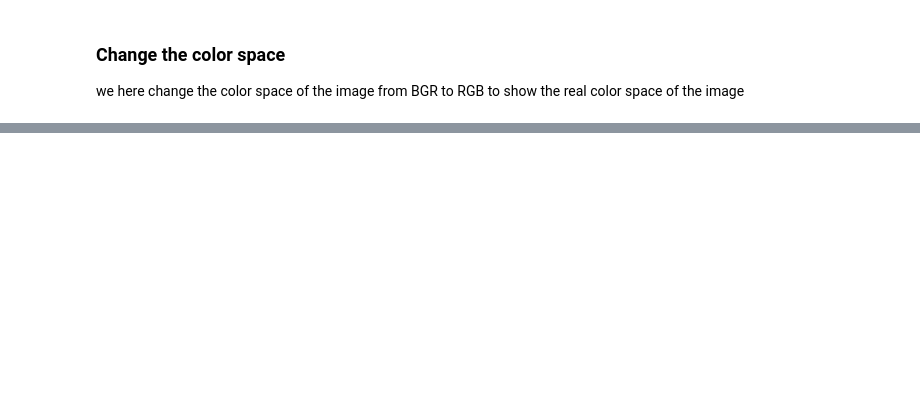
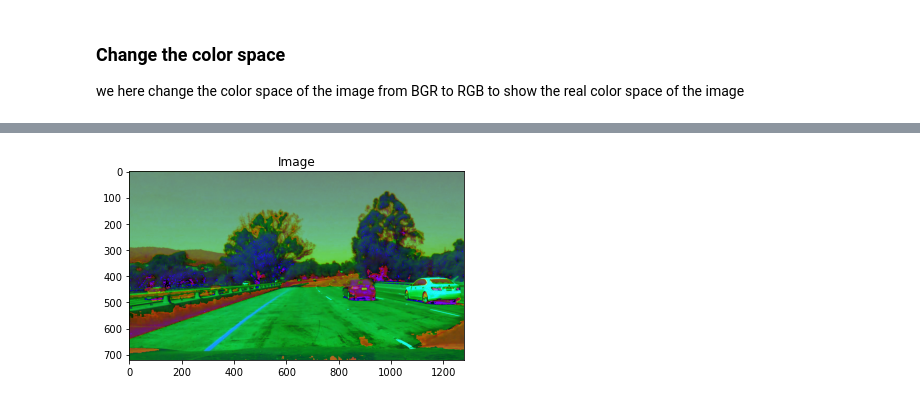
Before and after one commit to mahmodKhaled/Simple-Perception-Stack-for-Self-Driving-Cars, a Jupyter notebook: test_image_detection.ipynb, the cells around one changed output, grey strips where cells are left out. Saved outputs shown, nothing was run; the diff lists cells and outputs as text; code cells hidden in the pictures; blank space fills up the shorter version.

```diff
--- a/test_image_detection.ipynb
+++ b/test_image_detection.ipynb
@@ -55,0 +55,5 @@ show_image(canny_test_image)
+# %%
+hls_test_image = cv.cvtColor(RGB_test_image , cv.COLOR_RGB2HLS)
+show_image(hls_test_image)
+# %% [output]
+[figure, added]
```
Also changed, not shown: parts of 21 cells of this notebook.
